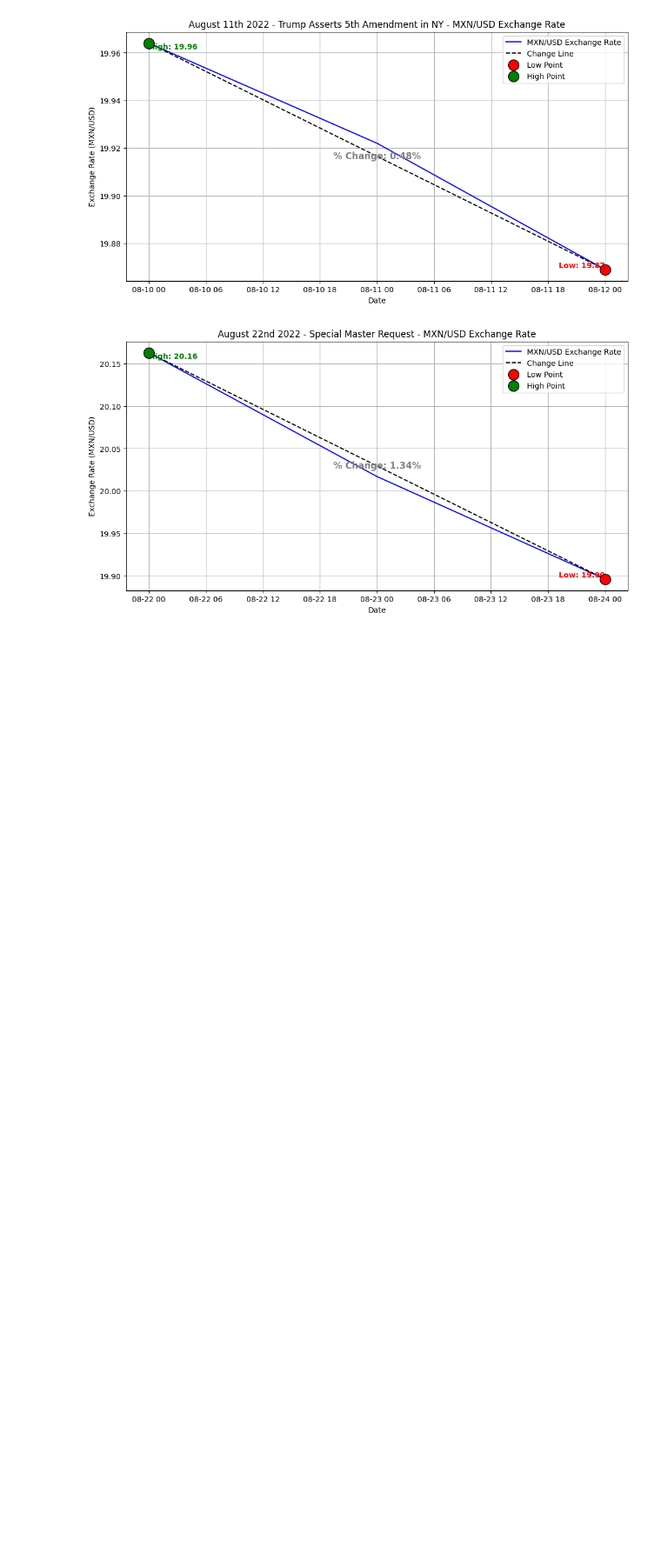
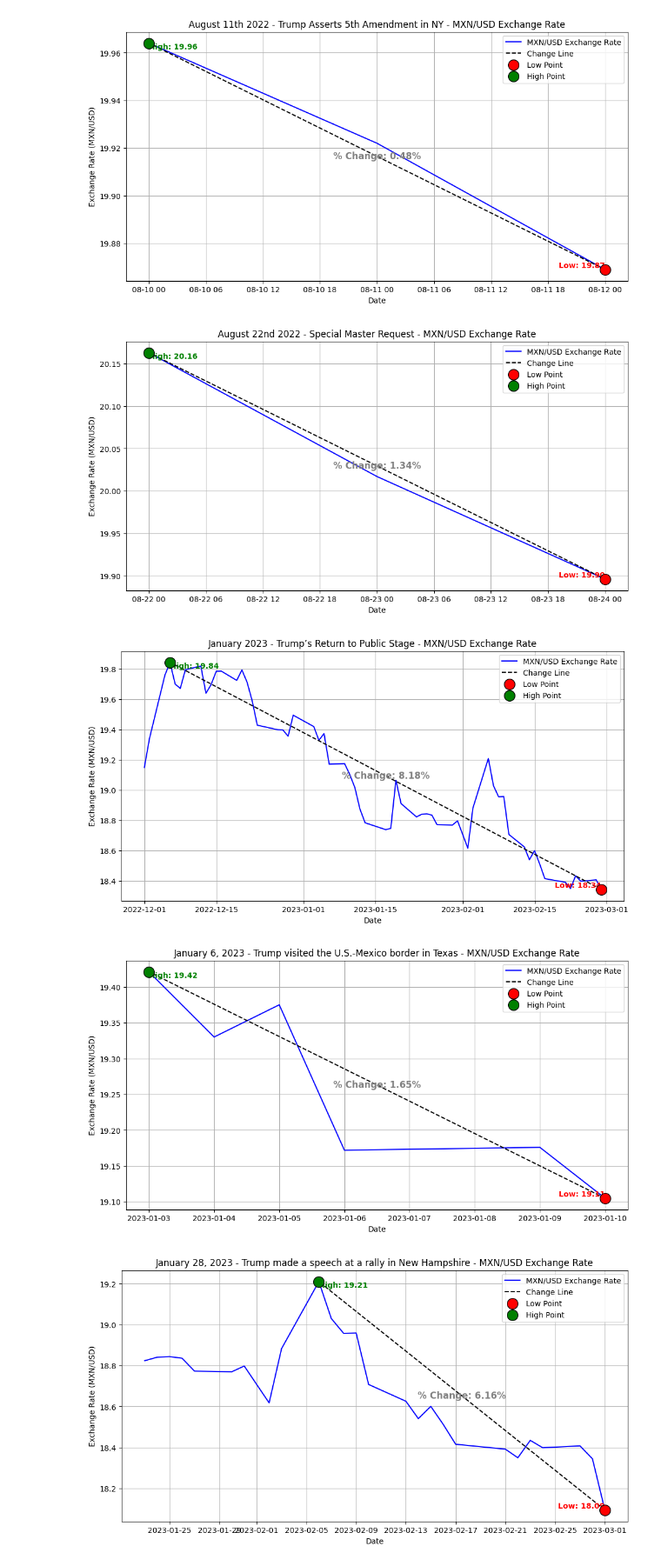
Before and after one commit to Nakiyah24/QFA_Newsletter1_Trump-Analysis, a Jupyter notebook: 2_specific_dates.ipynb, the cells around one changed output. Shown at 87% size. Saved outputs shown, nothing was run; the diff lists cells and outputs as text; code cells hidden in the pictures; blank space fills up the shorter version.

Commit message:
Danishs 1 event

```diff
--- a/2_specific_dates.ipynb
+++ b/2_specific_dates.ipynb
@@ -181,0 +188,72 @@ The correlation between Trump’s legal issues and the peso's performance seems
+# %%
+import pandas as pd
+import matplotlib.pyplot as plt
+
+# Load the dataset for dollar to pesos exchange rate
+dollar_to_pesos = pd.read_csv('DEXMXUS.csv')
+
+# Process the dollar to pesos data
+dollar_to_pesos['DATE'] = pd.to_datetime(dollar_to_pesos['DATE'], format='%Y-%m-%d')
+
+# Convert the 'DEXMXUS' column to numeric, forcing any errors to be NaN
+dollar_to_pesos['DEXMXUS'] = pd.to_numeric(dollar_to_pesos['DEXMXUS'], errors='coerce')
+
+# Drop any rows with missing values in 'DEXMXUS'
+dollar_to_pesos = dollar_to_pesos.dropna(subset=['DEXMXUS'])
+
+events = {
+    'January 2023 - Trump’s Return to Public Stage': ('2022-12-01', '2023-02-28'),
+    'January 6, 2023 - Trump visited the U.S.-Mexico border in Texas': ('2023-01-01', '2023-01-10'),
+    'January 28, 2023 - Trump made a speech at a rally in New Hampshire': ('2023-01-23', '2023-03-01')
+    }
+
+
+# Function to plot exchange rate data for each event with a line across high and low points and % change
+def plot_event_data(event_name, start_date, end_date):
+    # Filter data for the event period
+    mask = (dollar_to_pesos['DATE'] >= start_date) & (dollar_to_pesos['DATE'] <= end_date)
+    event_data = dollar_to_pesos.loc[mask]
+
+    # Find the minimum and maximum points
+    min_value = event_data['DEXMXUS'].min()
+    max_value = event_data['DEXMXUS'].max()
+    min_date = event_data.loc[event_data['DEXMXUS'] == min_value, 'DATE'].iloc[0]
+    max_date = event_data.loc[event_data['DEXMXUS'] == max_value, 'DATE'].iloc[0]
+
+    # Calculate percentage change
+    pct_change = ((max_value - min_value) / min_value) * 100
+
+    # Plotting
+    plt.figure(figsize=(12, 6))
+    plt.plot(event_data['DATE'], event_data['DEXMXUS'], label='MXN/USD Exchange Rate', color='blue')
+    plt.title(f'{event_name} - MXN/USD Exchange Rate')
+    plt.xlabel('Date')
+    plt.ylabel('Exchange Rate (MXN/USD)')
+
+    # Plot the line connecting low and high points
+    plt.plot([min_date, max_date], [min_value, max_value], color='black', linestyle='--', label='Change Line')
+
+    # Plot bubbles at the minimum and maximum points
+    plt.scatter(min_date, min_value, color='red', s=200, zorder=5, edgecolor='black', label='Low Point')
+    plt.scatter(max_date, max_value, color='green', s=200, zorder=5, edgecolor='black', label='High Point')
+
+    # Annotate the minimum and maximum points with their values
+    plt.text(min_date, min_value, f'Low: {min_value:.2f}', verticalalignment='bottom', horizontalalignment='right', fontsize=10, color='red', weight='bold')
+    plt.text(max_date, max_value, f'High: {max_value:.2f}', verticalalignment='top', horizontalalignment='left', fontsize=10, color='green', weight='bold')
+
+    # Annotate the percentage change
+    mid_date = min_date + (max_date - min_date) / 2
+    mid_value = (min_value + max_value) / 2
+    plt.text(mid_date, mid_value, f'% Change: {pct_change:.2f}%', fontsize=12, color='grey', weight='bold', verticalalignment='center', horizontalalignment='center')
+
+    plt.legend()
+    plt.grid(True)
+    plt.show()
+
+# Plot exchange rate data for each event
+for event_name, (start_date, end_date) in events.items():
+    plot_event_data(event_name, start_date, end_date)
+# %% [output]
+[figure, added]
+[figure, added]
+[figure, added]
```
Also changed, not shown: parts of 2 cells of this notebook.
